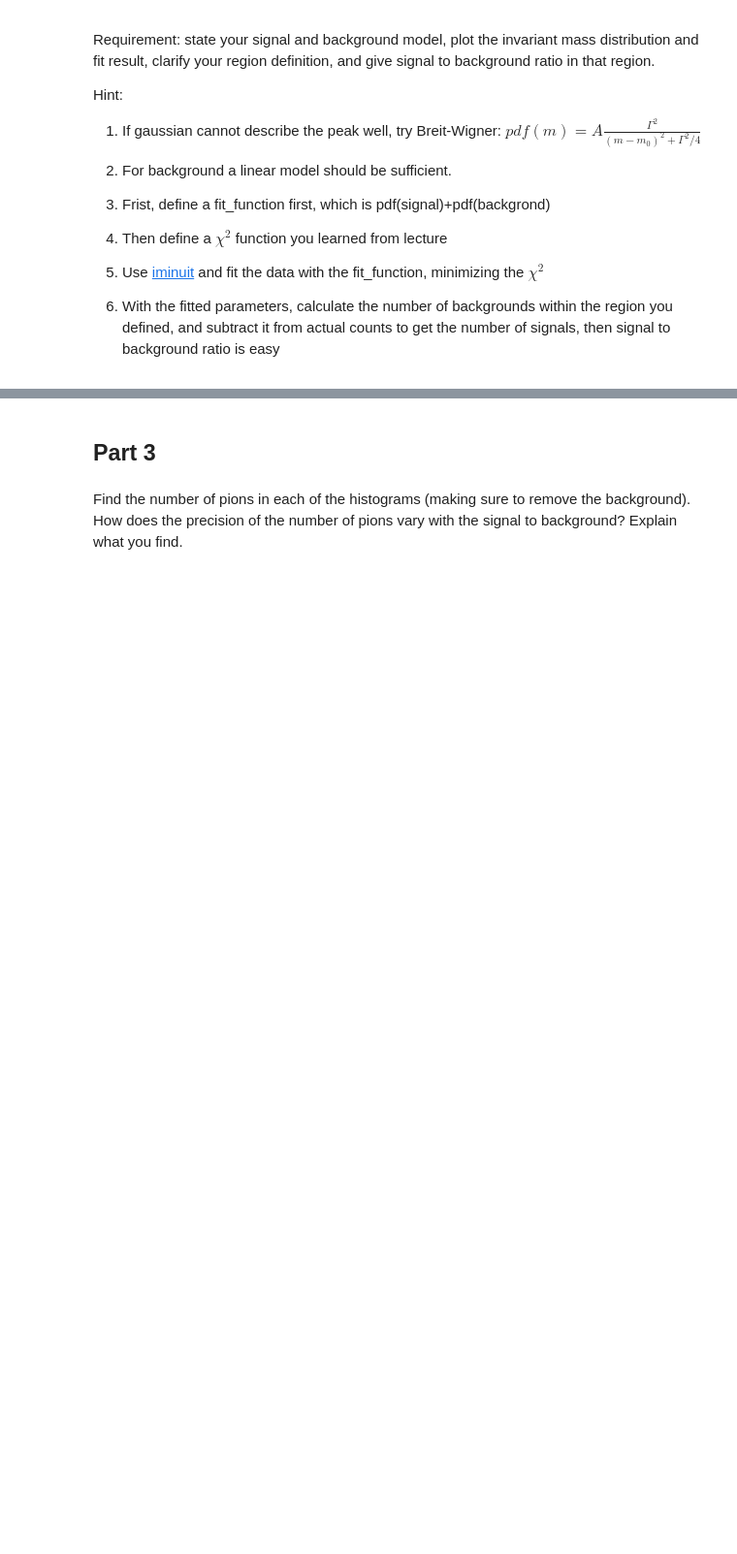
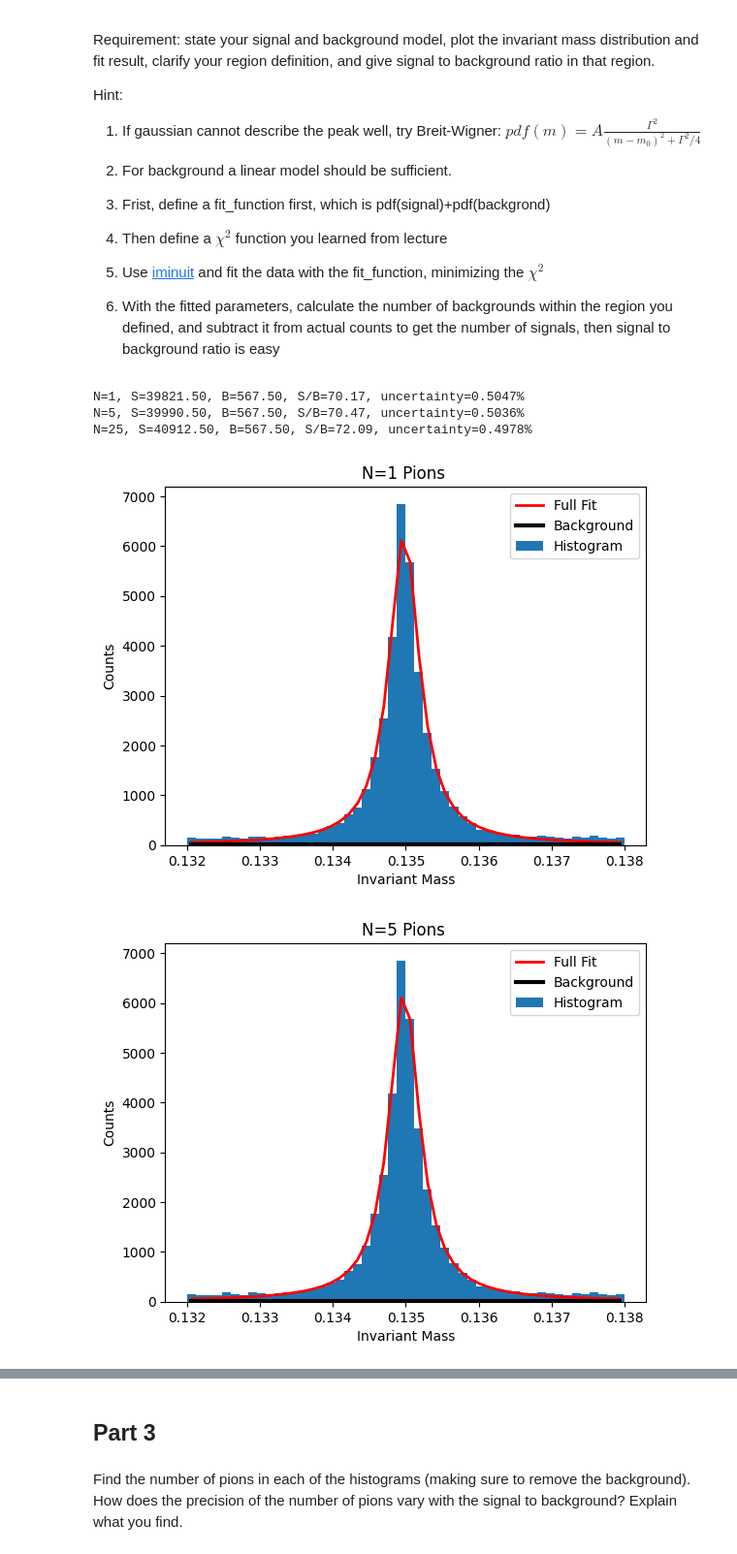
Before and after one commit to jchismar/DSC291, a Jupyter notebook: Homework_03_WI25.ipynb, the cells around one changed output, grey strips where cells are left out. Shown: that part at 97% size. Cells and saved outputs as stored; diff of their text form; code cells hidden in the pictures; blank space fills up the shorter version.

```diff
--- a/Homework_03_WI25.ipynb
+++ b/Homework_03_WI25.ipynb
@@ -146,9 +227,15 @@ def fit_signal_background(mass_list, mass_min, mass_max, n_bins):
     return S, B
 # %%
-mass_dict = {'N=1': masses_1,
-             'N=5': masses_5,
-             'N=25': masses_25
+mass_dict = {'N=1': mass1,
+             'N=5': mass5,
+             'N=25': mass25
             }
 for key in mass_dict.keys():
-    S, B = fit_signal_background(mass_dict[key], 0.132, 0.138, 50)
+    S, B = fit_signal_background(mass_dict[key], 0.132, 0.138, 50, key)
     print (f'{key}, S=%.2f, B=%.2f, S/B=%.2f, uncertainty=%.4f%%'%(S, B, S/B, 100*np.sqrt(S+B)/S))
+# %% [output]
+N=1, S=39821.50, B=567.50, S/B=70.17, uncertainty=0.5047%
+N=5, S=39990.50, B=567.50, S/B=70.47, uncertainty=0.5036%
+N=25, S=40912.50, B=567.50, S/B=72.09, uncertainty=0.4978%
+[figure, added]
+[figure, added]
```
Also changed, not shown: parts of 16 cells of this notebook.
